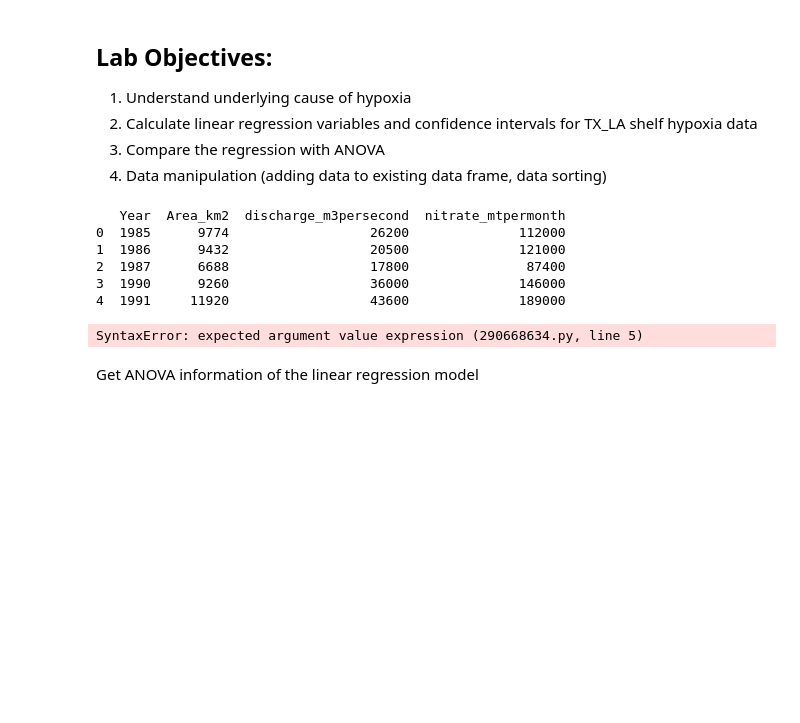
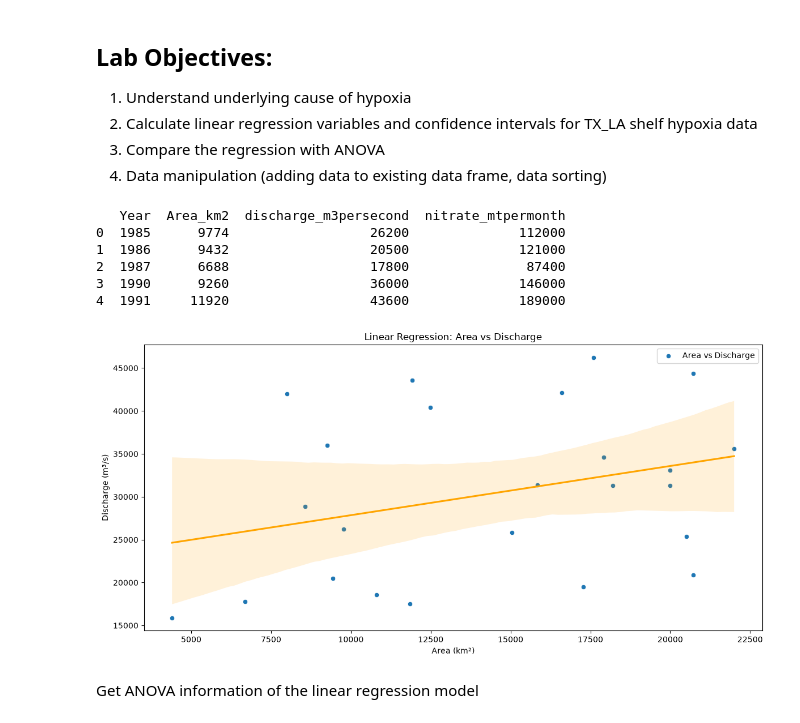
Before and after one commit to MicroTeaspoon/OCNG470, a Jupyter notebook: Lab6/Lab 6_classdemo-2.ipynb, the cells around one changed output. Saved outputs shown, nothing was run; the diff lists cells and outputs as text; code cells hidden in the pictures; blank space fills up the shorter version.

```diff
--- a/Lab6/Lab 6_classdemo-2.ipynb
+++ b/Lab6/Lab 6_classdemo-2.ipynb
@@ -25,7 +25,7 @@ from scipy import stats
 4.	Data manipulation (adding data to existing data frame, data sorting)
 # %%
 #import the data
-hypoxia = pd.read_csv('/Users/leeochs/Documents/School/Programming/Python/OCNG470/DataLab6/lab6_data_hypoxia.txt', sep="\t")
+hypoxia = pd.read_csv('/home/noahr/pythonProjects/OCNG470/Lab6/lab6_data_hypoxia.txt', sep= "\t")
 
 print(hypoxia.head())
 # %% [output]
@@ -38,17 +38,17 @@ print(hypoxia.head())
 # %%
 #practise, plot linear regression line with 95% confidence interval
 #discharge vs area
 plt.figure(figsize=(12, 6))
-sns.scatterplot(data=hypoxia  , x= '', y= '', label='Area vs Discharge'  )
-sns.regplot(data=hypoxia, x= '', y= '', label='Area vs Discharge' , ci=, scatter=False, color='orange' )
-plt.xlabel('')
-plt.ylabel('')
-plt.title('')
+sns.scatterplot(data=hypoxia, x= 'Area_km2', y= 'discharge_m3persecond', label='Area vs Discharge'  )
+sns.regplot(data=hypoxia, x= 'Area_km2', y= 'discharge_m3persecond', label='Area vs Discharge' , ci=95, scatter=False, color='orange' )
+plt.xlabel('Area (km²)')
+plt.ylabel('Discharge (m³/s)')
+plt.title('Linear Regression: Area vs Discharge')
 
 plt.tight_layout()
 plt.show()
 # %% [output]
-SyntaxError: expected argument value expression (290668634.py, line 5)
+[figure, added]
 # %% [markdown]
 
 Get ANOVA information of the linear regression model
```
Also changed, not shown: parts of 4 cells of this notebook.
